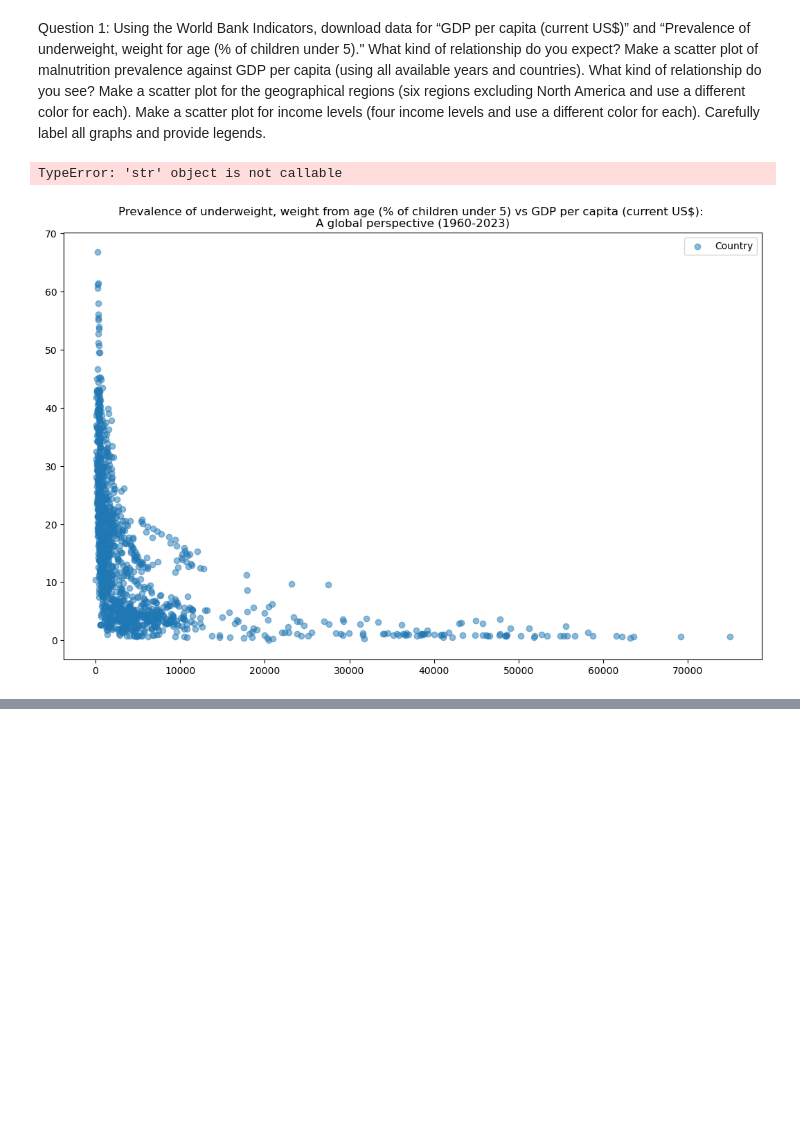
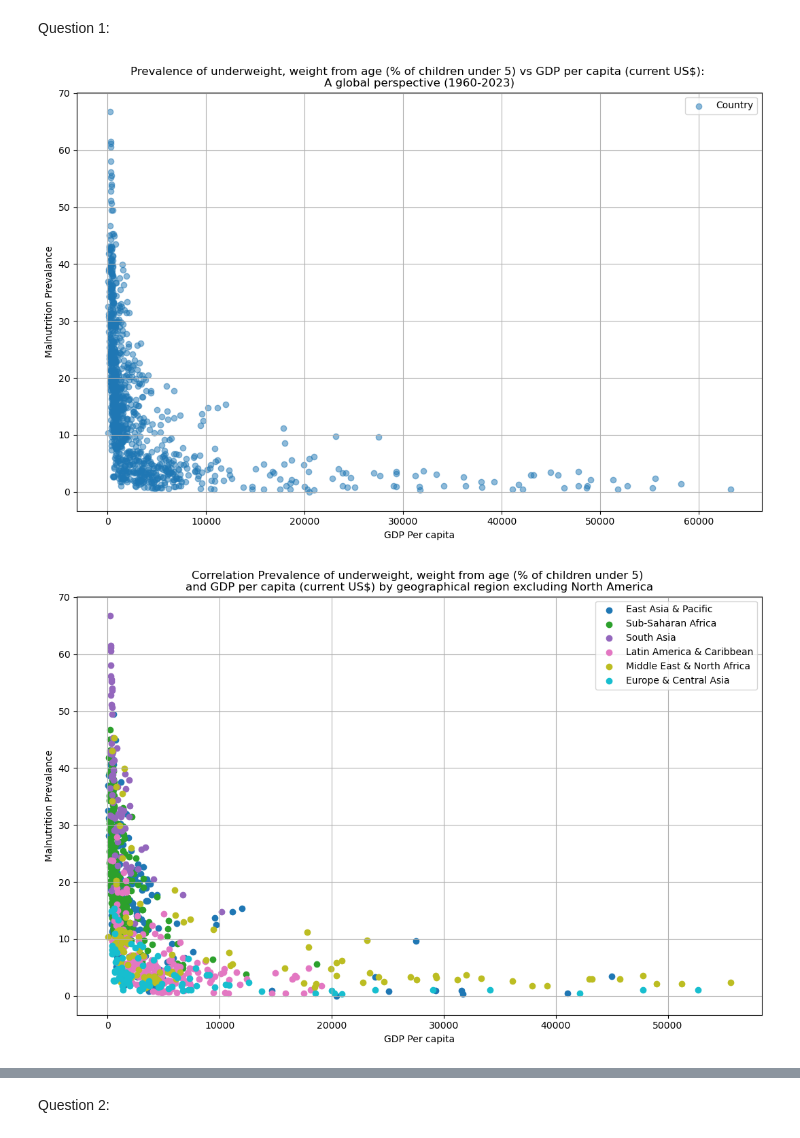
Before and after one commit to ahugari/DIAML, a Jupyter notebook: Assignment 2/miraguha_DIAML_Assignment2.ipynb, the cells around one changed output, grey strips where cells are left out. Cells and saved outputs as stored; diff of their text form; code cells hidden in the pictures; blank space fills up the shorter version.

```diff
--- a/Assignment 2/miraguha_DIAML_Assignment2.ipynb
+++ b/Assignment 2/miraguha_DIAML_Assignment2.ipynb
@@ -1,12 +1,5 @@
-# %% [markdown]
-Question 1:
-Using the World Bank Indicators, download data for “GDP per capita (current US$)” and “Prevalence of underweight, weight for age (% of children under 5)."
-What kind of relationship do you expect?
-Make a scatter plot of malnutrition prevalence against GDP per capita (using all available years and countries).
-What kind of relationship do you see? Make a scatter plot for the geographical regions (six regions excluding North
-America and use a different color for each).
-Make a scatter plot for income levels (four income levels and use a different color for each).
-Carefully label all graphs and provide legends.
+# %% [markdown]
+Question 1:
 # %%
 # to use read_excel function
 import pandas as pd
@@ -31,12 +24,15 @@ mal_data_filtered = mal_data_df.drop(columns=['Indicator Name', 'Country Name',
 # translating the dataframe from wide to long format so we can carry out further analysis and plot graphs
 mal_long_data_df = mal_data_filtered.melt(id_vars='Country Code', var_name='Year', value_name='mal')
 
+
 # merging the long dataframe with the metadata so we can have key columns in the same dataframe before me merge them together
 merged_gdp_df = pd.merge(gdp_long_data_df,gdp_metad_df, on='Country Code')
 merged_mal_df = pd.merge(mal_long_data_df,mal_metad_df, on='Country Code')
 
 # merging the two data frames on matching columns
 merged_df = pd.merge(merged_gdp_df, merged_mal_df, on=['Country Code', 'Region', 'Year','IncomeGroup'])
+# dropping NaN values
+merged_df = merged_df.dropna()
 
 # graph configuration
 plt.figure(figsize=(13,8))
@@ -47,7 +43,6 @@ plt.ylabel("Malnutrition Prevalance")
 plt.xlabel("GDP Per capita")
 plt.grid(True)
 plt.show()
-
 
 
 
@@ -68,32 +63,32 @@ for geo_loc in unique_geos:
     plt.scatter(geo_data['gdp'], geo_data['mal'], color=geo_color_map[geo_loc],label=geo_loc )
 plt.legend()
 plt.title("Correlation Prevalence of underweight, weight from age (% of children under 5) \nand GDP per capita (current US$) by geographical region excluding North America")
 plt.ylabel("Malnutrition Prevalance")
 plt.xlabel("GDP Per capita")
 plt.grid(True)
 plt.show()
 
 
 # using color map to get us unique colors for the unique income levels
 unique_ilevels = merged_df['IncomeGroup'].unique()
 # get a unique list of colors based on the number of unique income groups found
 ilevel_colors = plt.cm.get_cmap('tab10', len(unique_ilevels))
 # get a unique color for each income level store it in a dictionary
 ilevel_color_map = {ilevel: ilevel_colors(i) for i, ilevel in enumerate(unique_ilevels)}
 
 # graph configuration
 plt.figure(figsize=(13,8))
 for income_level in unique_ilevels:
     # searching the main dataframe for the current incomelevel
     ilevel_data = merged_df[merged_df['IncomeGroup'] == income_level]
     # plot the income level on the graph
     plt.scatter(ilevel_data['gdp'], ilevel_data['mal'], color=ilevel_color_map[income_level],label=income_level )
 plt.legend()
 plt.title("Correlation Prevalence of underweight, weight from age (% of children under 5) \nand GDP per capita (current US$) by income level")
 plt.ylabel("Malnutrition Prevalance")
 plt.xlabel("GDP Per capita")
 plt.grid(True)
 plt.show()
 # %% [output]
-TypeError: 'str' object is not callable
-[figure, old version]
+[figure, new version]
+[figure, added]
@@ -100,3 +96,5 @@ TypeError: 'str' object is not callable
+# %% [markdown]
+Question 2:
 # %%
 # to get datasets from quandl
 import quandl as qdl
```
Also changed, not shown: parts of 8 cells of this notebook, 3 other files.
